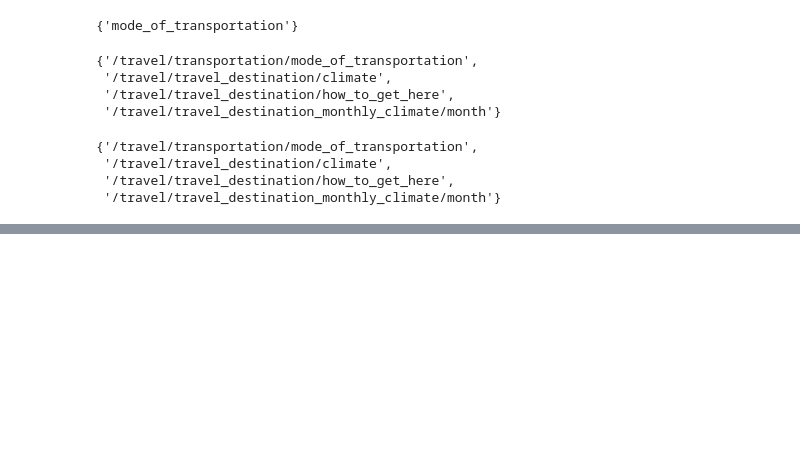
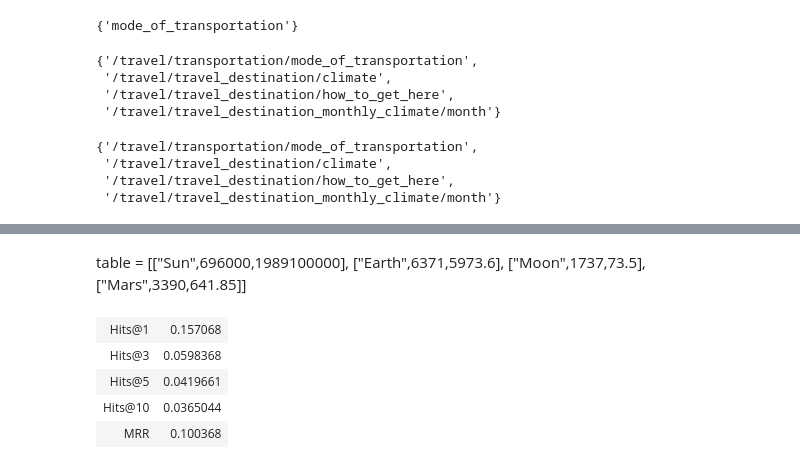
Before and after one commit to otiliastr/coper, a Jupyter notebook: src/qa_cpg/temp/relation_metric_exploration.ipynb, the cells around one changed output, grey strips where cells are left out. Saved outputs shown, nothing was run; the diff lists cells and outputs as text; code cells hidden in the pictures; blank space fills up the shorter version.

```diff
--- a/src/qa_cpg/temp/relation_metric_exploration.ipynb
+++ b/src/qa_cpg/temp/relation_metric_exploration.ipynb
@@ -807,0 +1444,18 @@ sort_dict_by_value(conve_metrics_all['hits_at_1'])
+# %% [markdown]
+table = [["Sun",696000,1989100000],
+         ["Earth",6371,5973.6],
+         ["Moon",1737,73.5],
+         ["Mars",3390,641.85]]
+# %%
+table = [["Hits@1", 0.15706806282722516],
+         ["Hits@3", 0.05983680870353579],
+         ["Hits@5", 0.04196608220753097],
+         ["Hits@10", 0.036504424778761146],
+         ["MRR", 0.1003684681375586]]
+display(HTML(tabulate.tabulate(table, tablefmt='html')))
+# %% [output]
+| Hits@1 | 0.157068 |
+| Hits@3 | 0.0598368 |
+| Hits@5 | 0.0419661 |
+| Hits@10 | 0.0365044 |
+| MRR | 0.100368 |
```
Also changed, not shown: parts of 62 cells of this notebook, 1 other file.
